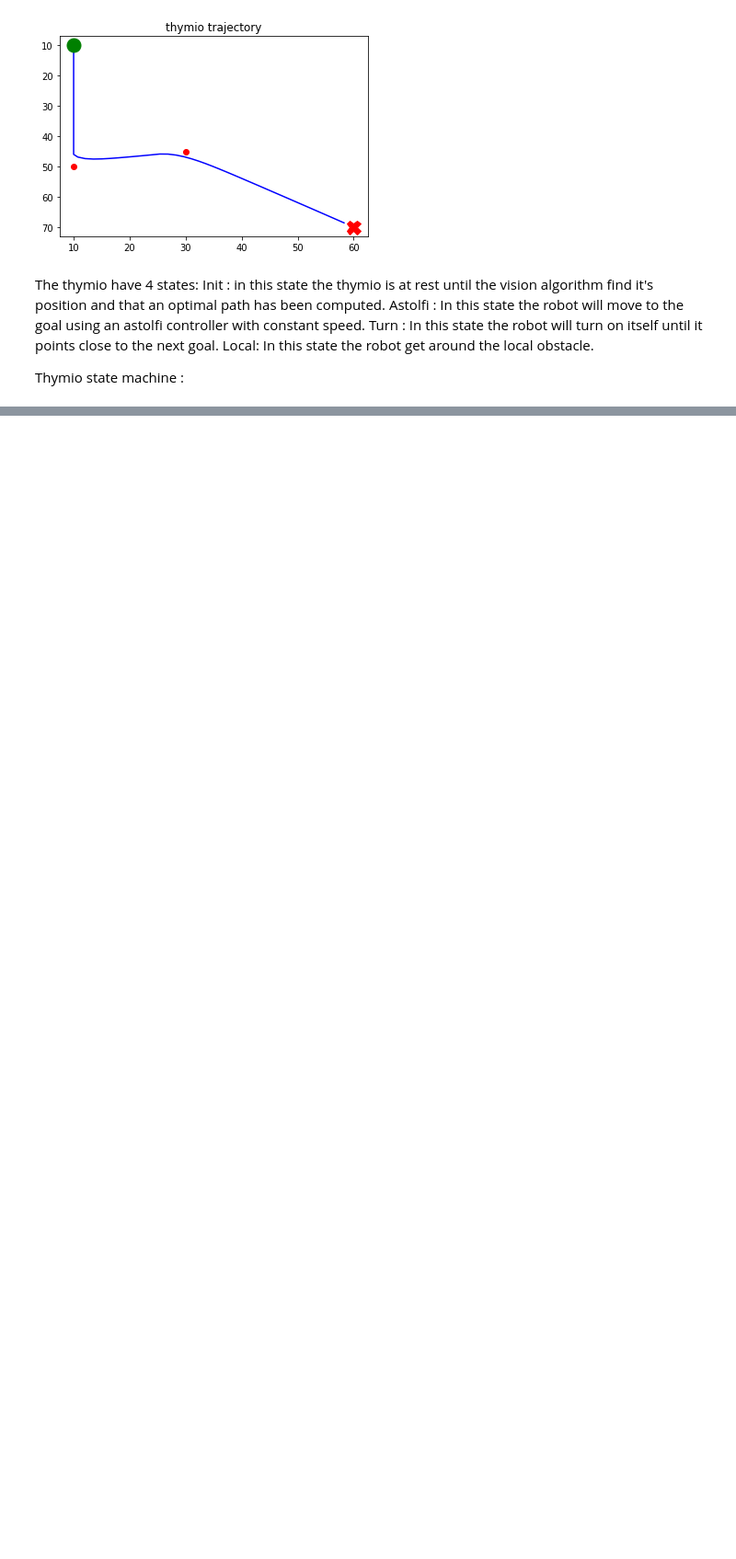
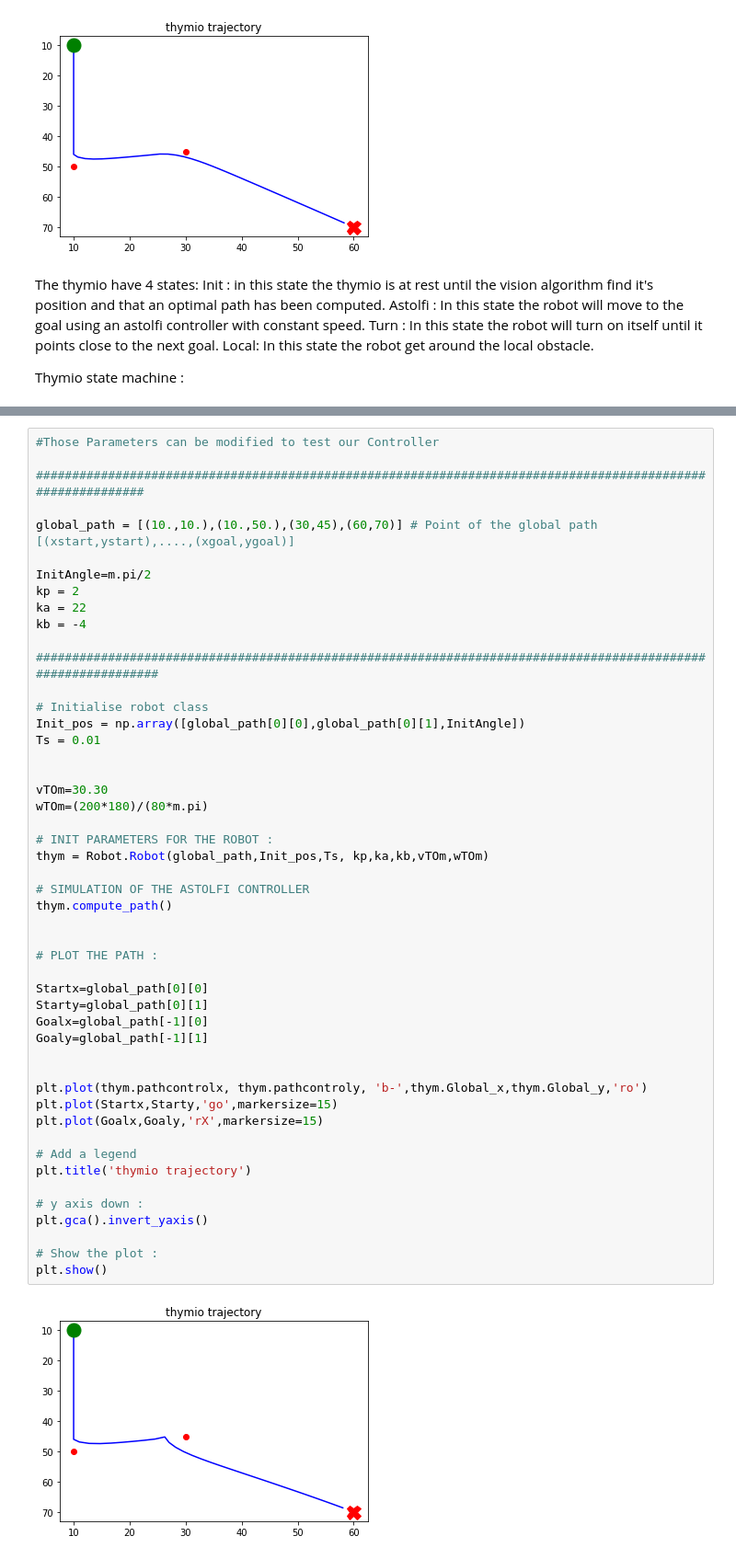
Before and after one commit to Fllask/Mobile_Robotics, a Jupyter notebook: ROBOT.ipynb, the cells around one changed output, grey strips where cells are left out. Shown at 92% size. Saved outputs shown, nothing was run; the diff lists cells and outputs as text; blank space fills up the shorter version.

Commit message:
astolfi path

```diff
--- a/ROBOT.ipynb
+++ b/ROBOT.ipynb
@@ -93,0 +129,51 @@ $\beta_{ref}$ will be computed at the next node of the global path and it's valu
+# %%
+#Those Parameters can be modified to test our Controller
+
+############################################################################################################
+
+global_path = [(10.,10.),(10.,50.),(30,45),(60,70)] # Point of the global path [(xstart,ystart),....,(xgoal,ygoal)]
+
+InitAngle=m.pi/2
+kp = 2
+ka = 22
+kb = -4
+
+##############################################################################################################
+
+# Initialise robot class
+Init_pos = np.array([global_path[0][0],global_path[0][1],InitAngle])
+Ts = 0.01
+
+
+vTOm=30.30
+wTOm=(200*180)/(80*m.pi)
+
+# INIT PARAMETERS FOR THE ROBOT :
+thym = Robot.Robot(global_path,Init_pos,Ts, kp,ka,kb,vTOm,wTOm)
+
+# SIMULATION OF THE ASTOLFI CONTROLLER
+thym.compute_path()
+
+
+# PLOT THE PATH :
+
+Startx=global_path[0][0]
+Starty=global_path[0][1]
+Goalx=global_path[-1][0]
+Goaly=global_path[-1][1]
+
+
+plt.plot(thym.pathcontrolx, thym.pathcontroly, 'b-',thym.Global_x,thym.Global_y,'ro')
+plt.plot(Startx,Starty,'go',markersize=15)
+plt.plot(Goalx,Goaly,'rX',markersize=15)
+
+# Add a legend
+plt.title('thymio trajectory')
+
+# y axis down :
+plt.gca().invert_yaxis()
+
+# Show the plot :
+plt.show()
+# %% [output]
+[figure, added]
```
Also changed, not shown: parts of 11 cells of this notebook, 3 other files.
